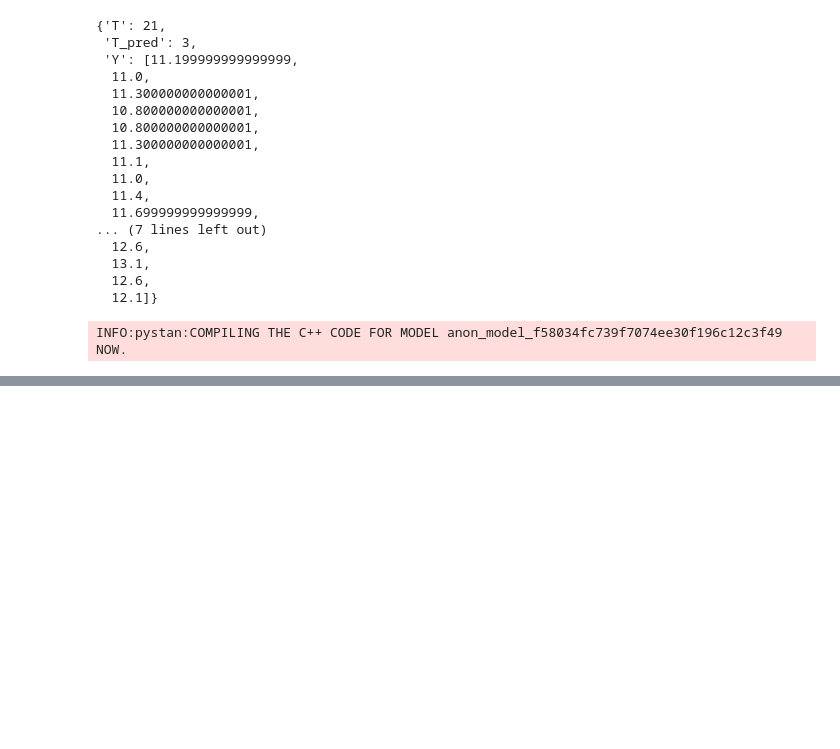
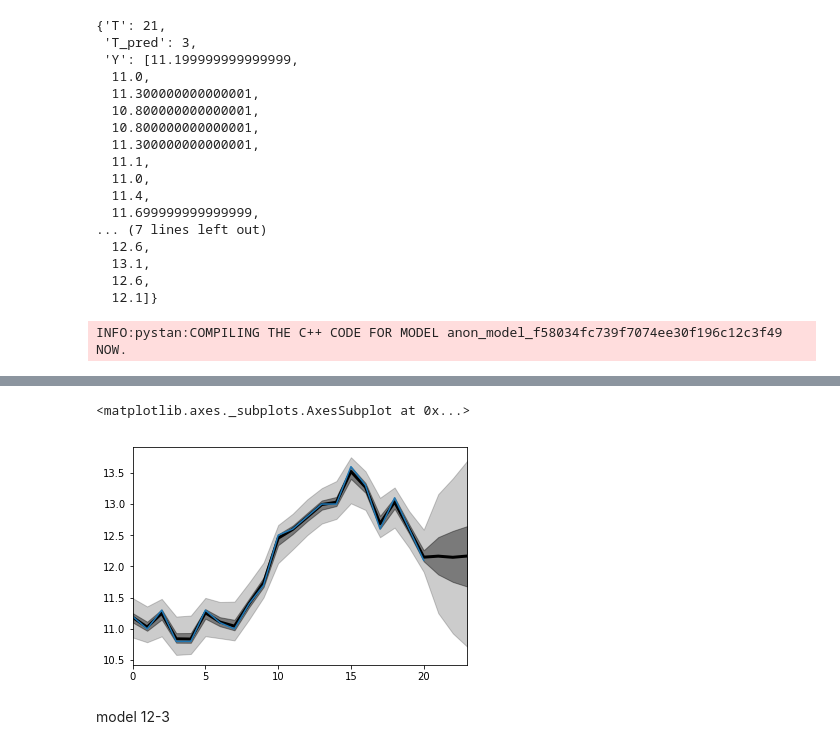
Before and after one commit to watanta/BeyesModeling_with_PyStan, a Jupyter notebook: chap.12.ipynb, the cells around one changed output, grey strips where cells are left out. Saved outputs shown, nothing was run; the diff lists cells and outputs as text; code cells hidden in the pictures; blank space fills up the shorter version.

```diff
--- a/chap.12.ipynb
+++ b/chap.12.ipynb
@@ -94,0 +288,7 @@ RuntimeError: Exception: Don't do this  (in 'unkown file name' at line 15)
+# %%
+
+mu = la["mu"]
+print(mu.shape)
+mu_qua = np.percentile(mu,q=[2.5,25,50,75,97.5],axis=0)
+print(mu_qua.shape)
+mu_qua
@@ -94,0 +315,6 @@ RuntimeError: Exception: Don't do this  (in 'unkown file name' at line 15)
+# %%
+pred = la["y_pred"]
+print(pred.shape)
+pred_qua = np.percentile(pred,q=[2.5,25,50,75,97.5],axis=0)
+print(pred_qua.shape)
+pred_qua
@@ -94,0 +329,4 @@ RuntimeError: Exception: Don't do this  (in 'unkown file name' at line 15)
+# %%
+plots = np.concatenate((mu_qua,pred_qua),axis=1)
+print(plots.shape)
+plots
@@ -94,0 +352,14 @@ RuntimeError: Exception: Don't do this  (in 'unkown file name' at line 15)
+# %%
+T = np.arange(21)
+T_all = np.arange(24)
+# %%
+fig, ax = plt.subplots(1,1)
+ax.plot(T_all,plots[2,:],color="black",linewidth=3)
+ax.fill_between(T_all,plots[1,:],plots[3,:],color="black", alpha=0.4)
+ax.fill_between(T_all,plots[0,:],plots[4,:],color="black",alpha=0.2)
+data.plot()
+# %% [output]
+<matplotlib.axes._subplots.AxesSubplot at 0x...>
+[figure, added]
+# %% [markdown]
+model 12-3
```
Also changed, not shown: parts of 21 cells of this notebook, 3 other files.
